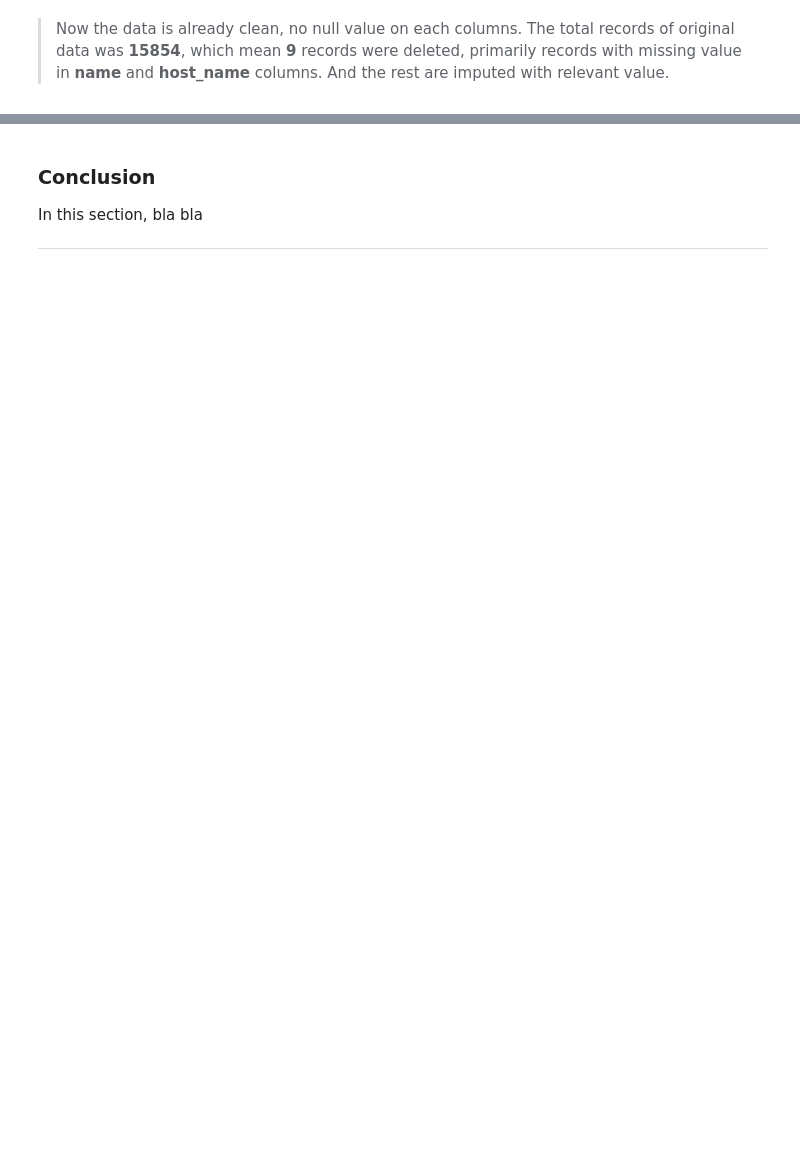
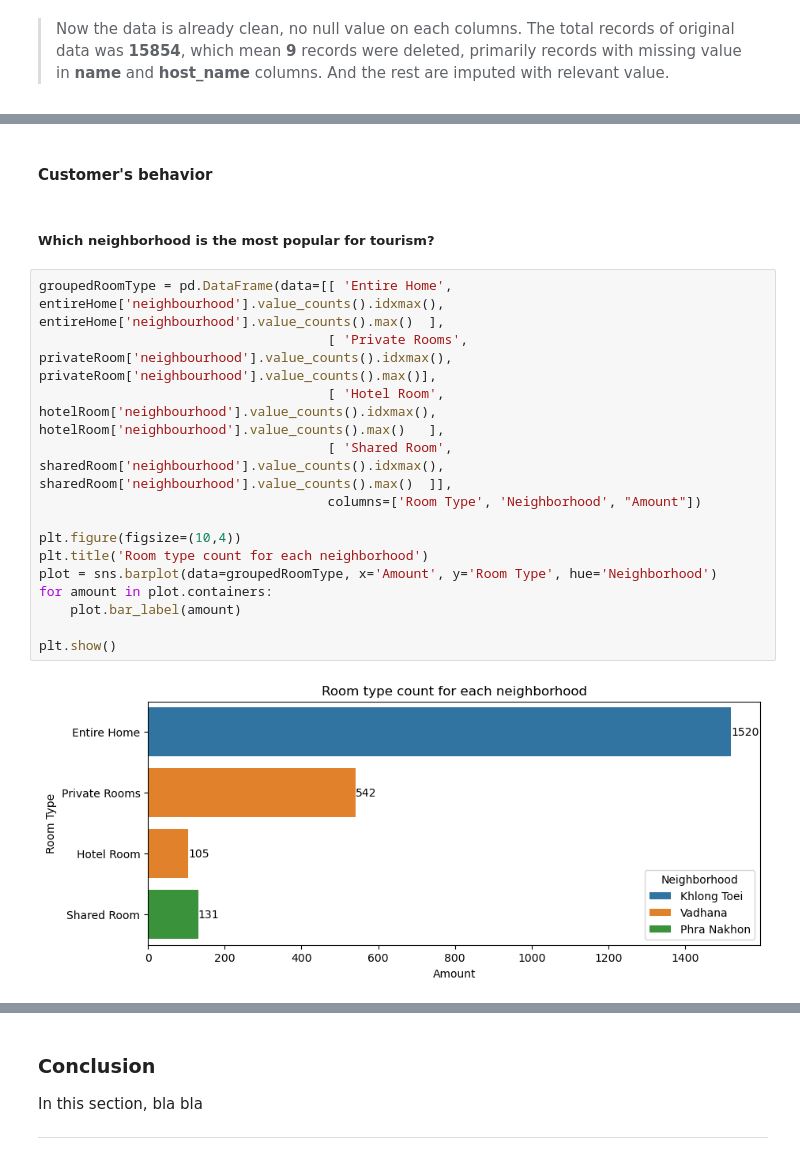
Before and after one commit to seanka/Python-AirBnB-DataAnalysis, a Jupyter notebook: CapstoneProject2.ipynb, the cells around one changed output, grey strips where cells are left out. Drawn from its saved outputs; the diff is of its cells as text; blank space fills up the shorter version.

```diff
--- a/CapstoneProject2.ipynb
+++ b/CapstoneProject2.ipynb
@@ -260,0 +430,20 @@ In this section, bla bla
+# %% [markdown]
+#### Customer's behavior
+# %% [markdown]
+##### Which neighborhood is the most popular for tourism?
+# %%
+groupedRoomType = pd.DataFrame(data=[[ 'Entire Home',  entireHome['neighbourhood'].value_counts().idxmax(),  entireHome['neighbourhood'].value_counts().max()  ],
+                                     [ 'Private Rooms', privateRoom['neighbourhood'].value_counts().idxmax(), privateRoom['neighbourhood'].value_counts().max()],
+                                     [ 'Hotel Room',   hotelRoom['neighbourhood'].value_counts().idxmax(),   hotelRoom['neighbourhood'].value_counts().max()   ],
+                                     [ 'Shared Room',  sharedRoom['neighbourhood'].value_counts().idxmax(),  sharedRoom['neighbourhood'].value_counts().max()  ]],
+                                     columns=['Room Type', 'Neighborhood', "Amount"])
+
+plt.figure(figsize=(10,4))
+plt.title('Room type count for each neighborhood')
+plot = sns.barplot(data=groupedRoomType, x='Amount', y='Room Type', hue='Neighborhood')
+for amount in plot.containers:
+    plot.bar_label(amount)
+
+plt.show()
+# %% [output]
+[figure, added]
```
Also changed, not shown: parts of 53 cells of this notebook, 3 other files.
